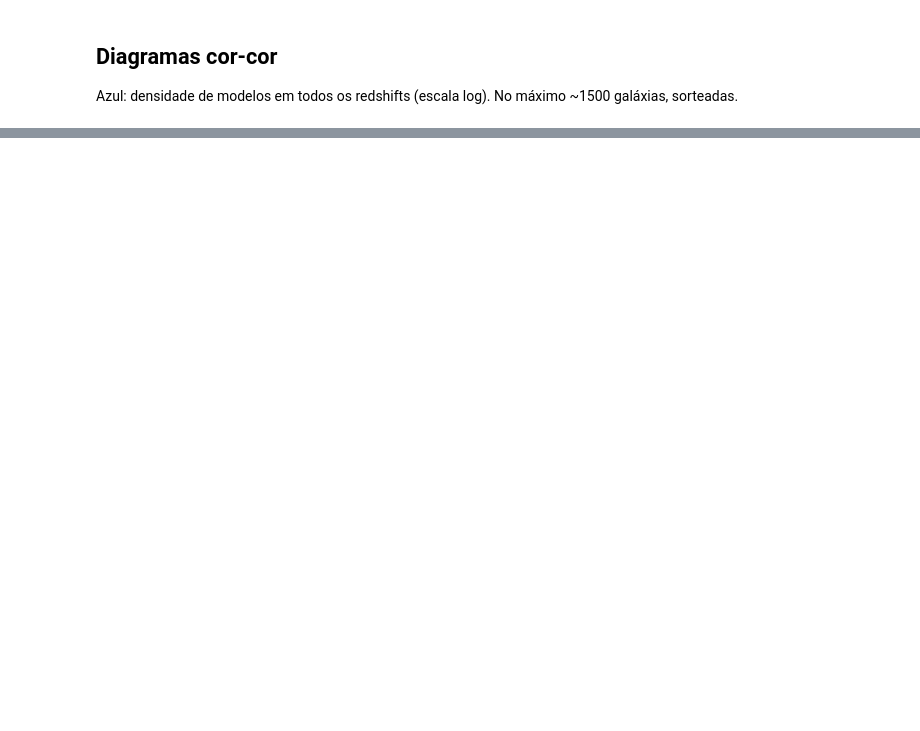
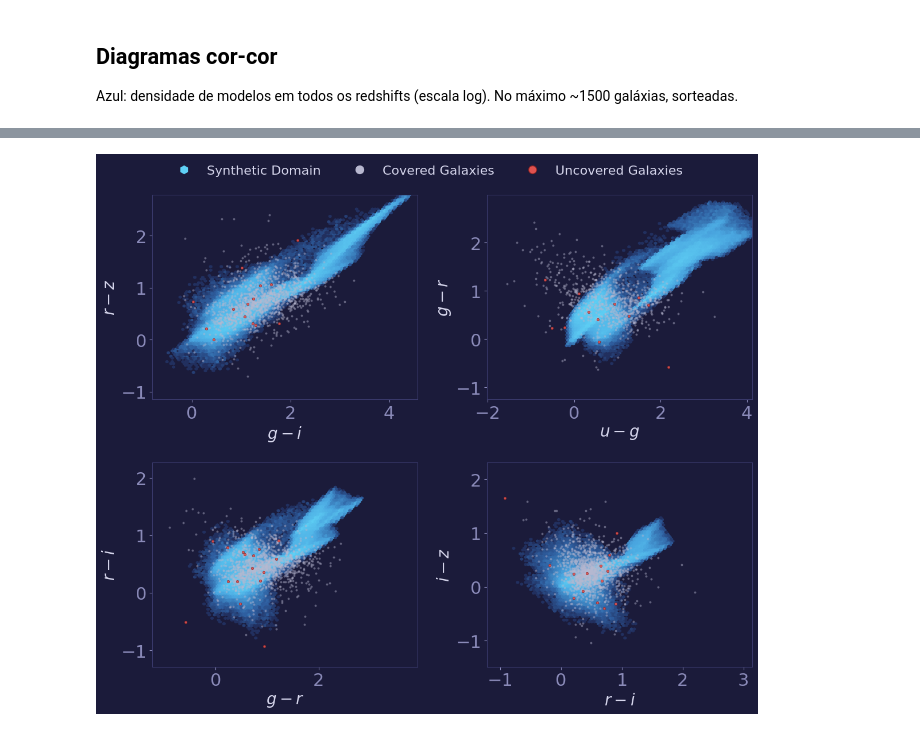
Before and after one commit to pedroand6/Inference4ETGs, a Jupyter notebook: Synthetic_domain/training_set.ipynb, the cells around one changed output, grey strips where cells are left out. Drawn from its saved outputs; the diff is of its cells as text; code cells hidden in the pictures; blank space fills up the shorter version.

```diff
--- a/Synthetic_domain/training_set.ipynb
+++ b/Synthetic_domain/training_set.ipynb
@@ -403,3 +446,69 @@ plt.show()
+# %%
+from matplotlib.colors import LinearSegmentedColormap
+
+# --- paleta do pôster (aproximada da imagem; troque pelos hex exatos se tiver) ---
+POSTER = {
+    "bg": "#12122b",       # fundo do pôster
+    "panel": "#1b1b3a",    # caixas das figuras
+    "grid": "#2a2a52",     # grade de fundo
+    "edge": "#3d3d70",     # bordas
+    "text": "#d6d6ec",     # texto
+    "muted": "#8a8ab8",    # legendas "Figure N"
+    "cyan": "#5fd0f5",     # títulos
+    "red": "#e0524f",      # bloco vermelho do tetris
+    "red_edge": "#8c2424",
+}
+domain_cmap = LinearSegmentedColormap.from_list(
+    "poster_blue", ["#22305f", "#2f5fa0", "#4aa6e0", POSTER["cyan"]])
+
+style = {
+    "figure.facecolor": POSTER["panel"],
+    "axes.facecolor": POSTER["panel"],
+    "axes.edgecolor": POSTER["edge"],
+    "axes.labelcolor": POSTER["text"],
+    "axes.labelsize": 20,
+    "xtick.color": POSTER["muted"],
+    "ytick.color": POSTER["muted"],
+    "text.color": POSTER["text"],
+    "font.family": "sans-serif",
+    "legend.frameon": False,
+}
+
+plt.rcParams.update({'font.size': 22})
+
+panels = [("g", "i", "r", "z"), ("u", "g", "g", "r"), ("g", "r", "r", "i"), ("r", "i", "i", "z")]
+filt_of = dict(zip(BANDS, filt_names))
+covered = splus["covered"].to_numpy()
+show = np.random.default_rng(SEED).random(len(splus)) < 1500 / len(splus)
+
+with plt.rc_context(style):
+    fig, axes = plt.subplots(2, 2, figsize=(12, 10))
+    for ax, (a, b, c, d) in zip(axes.flat, panels):
+        ok = show & detected[:, [BANDS.index(k) for k in (a, b, c, d)]].all(1)
+        x = (splus[f"{a}_auto"] - splus[f"{b}_auto"])[ok]
+        y = (splus[f"{c}_auto"] - splus[f"{d}_auto"])[ok]
+        xlim = np.percentile(x, [0.5, 99.5]) + [-0.8, 1.7]
+        ylim = np.percentile(y, [0.5, 99.5]) + [-0.8, 0.95]
+
+        ax.hexbin(models[filt_of[a]] - models[filt_of[b]], models[filt_of[c]] - models[filt_of[d]],
+                  extent=(*xlim, *ylim), bins="log", mincnt=1, cmap=domain_cmap, zorder=1)
+        ax.scatter(x[covered[ok]], y[covered[ok]], s=8, c="#b8b8d0", alpha=0.45, lw=0, zorder=2)
+        ax.scatter(x[~covered[ok]], y[~covered[ok]], s=10, c=POSTER["red"], alpha=0.9,
+                   edgecolors=POSTER["red_edge"], lw=0.5, zorder=3)
+        ax.set(xlim=xlim, ylim=ylim, xlabel=f"${a} - {b}$", ylabel=f"${c} - {d}$")
+
+    handles = [
+        plt.Line2D([], [], ls="", marker="h", ms=10, color=POSTER["cyan"], label="Synthetic Domain"),
+        plt.Line2D([], [], ls="", marker="o", ms=10, color="#b8b8d0", label="Covered Galaxies"),
+        plt.Line2D([], [], ls="", marker="o", ms=10, color=POSTER["red"], mec=POSTER["red_edge"],
+                   label="Uncovered Galaxies"),
+    ]
+    fig.legend(handles=handles, loc="upper center", ncol=3, fontsize=16, labelcolor=POSTER["text"])
+    fig.tight_layout(rect=(0, 0, 1, 0.96))
+    fig.savefig("color_color.png", dpi=300, facecolor=fig.get_facecolor())
+    plt.show()
+# %% [output]
+[figure, added]
 # %%
 from scipy.spatial import ConvexHull
 from matplotlib.lines import Line2D
```
Also changed, not shown: parts of 5 cells of this notebook, 6 other files.
